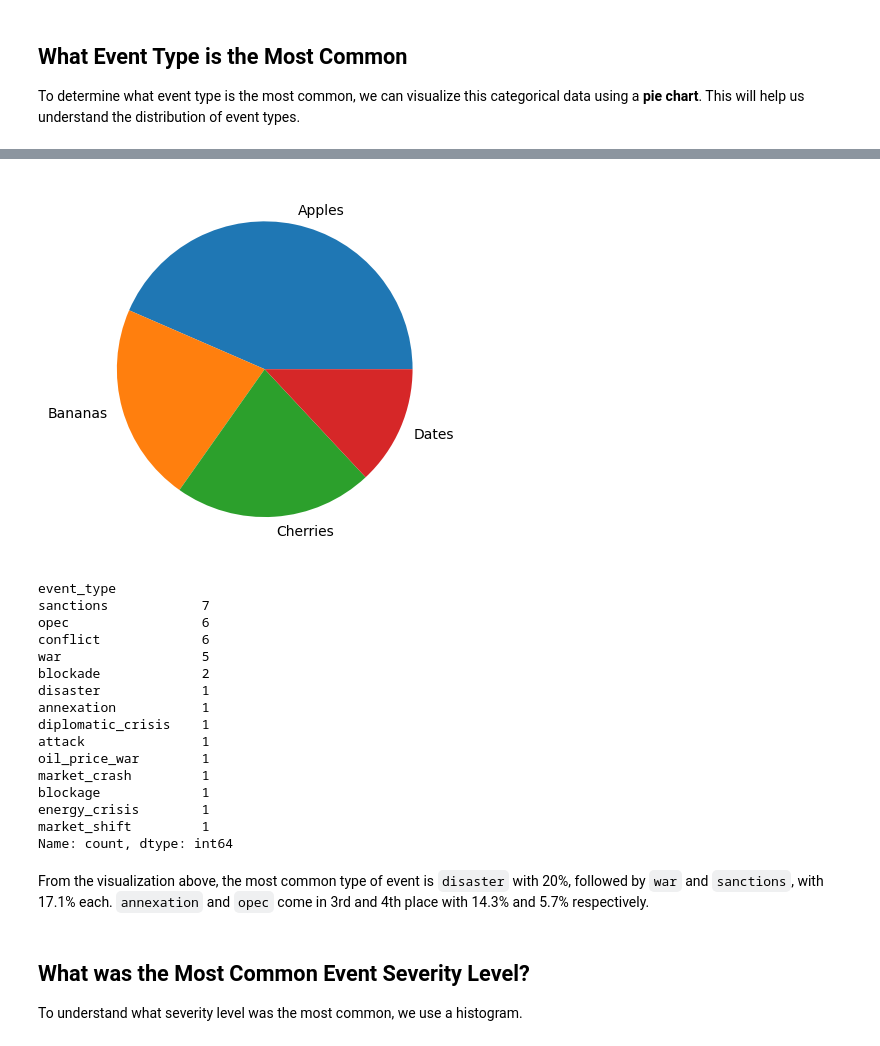
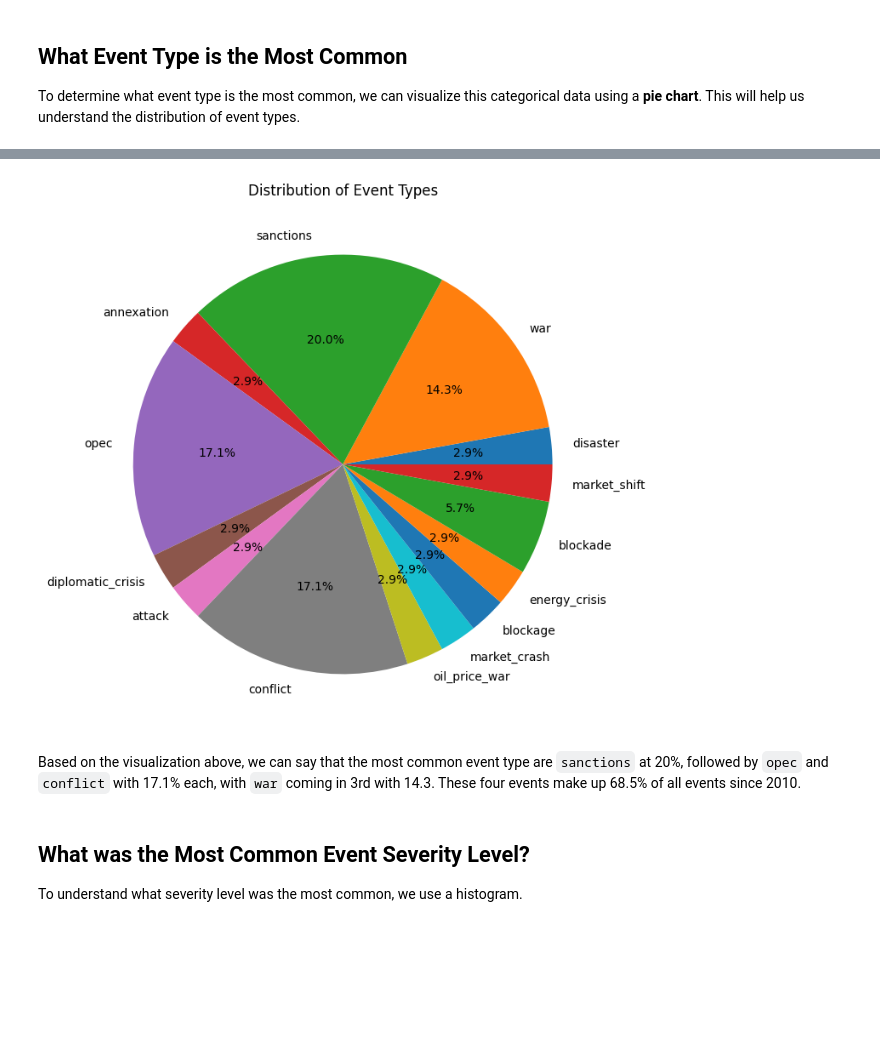
Before and after one commit to miguelgonzales120602/OIL-PRICE-ANALYSIS, a Jupyter notebook: python-code/geopolitical_events_eda.ipynb, the cells around one changed output, grey strips where cells are left out. Saved outputs shown, nothing was run; the diff lists cells and outputs as text; code cells hidden in the pictures; blank space fills up the shorter version.

```diff
--- a/python-code/geopolitical_events_eda.ipynb
+++ b/python-code/geopolitical_events_eda.ipynb
@@ -87,40 +75,22 @@ Length: 14, dtype: str
-# %%
-events = geopolitical_events['event_type']
-
-data_dict = {}
-
-
-
-labels = list(data_dict.keys())
-values = list(data_dict.values())
-
-fig, ax = plt.subplots()
-
-ax.pie(values, labels=labels)
-plt.show()
-# %% [output]
-[figure, removed]
-# %%
-geopolitical_events['event_type'].value_counts()
-# %% [output]
-event_type
-sanctions            7
-opec                 6
-conflict             6
-war                  5
-blockade             2
-disaster             1
-annexation           1
-diplomatic_crisis    1
-attack               1
-oil_price_war        1
-market_crash         1
-blockage             1
-energy_crisis        1
-market_shift         1
-Name: count, dtype: int64
+# %%
+# Construct a dictionary to store data in the format: EVENT_TYPE:NUMBER_OF_OCCURRENCES
+event_data = {}
+
+for event in geopolitical_events['event_type'].unique():
+    event_data[event] = len(geopolitical_events[geopolitical_events['event_type'] == event])
+
+# Generating the plot
+fig, ax = plt.subplots(figsize=(8, 8))
+
+# Setting the values and labels of the chart to the values and keys of the dictionary.
+ax.pie(event_data.values(), labels=event_data.keys(), autopct='%1.1f%%')
+
+plt.title("Distribution of Event Types")
+plt.show()
+# %% [output]
+[figure, added]
 # %% [markdown]
-From the visualization above, the most common type of event is `disaster` with 20%, followed by `war` and `sanctions`, with 17.1% each. `annexation` and `opec` come in 3rd and 4th place with 14.3% and 5.7% respectively.
+Based on the visualization above, we can say that the most common event type are `sanctions` at 20%, followed by `opec` and `conflict` with 17.1% each, with `war` coming in 3rd with 14.3. These four events make up 68.5% of all events since 2010.
 # %% [markdown]
 ## What was the Most Common Event Severity Level?
 To understand what severity level was the most common, we use a histogram.
```
Also changed, not shown: parts of 24 cells of this notebook, 2 other files.
